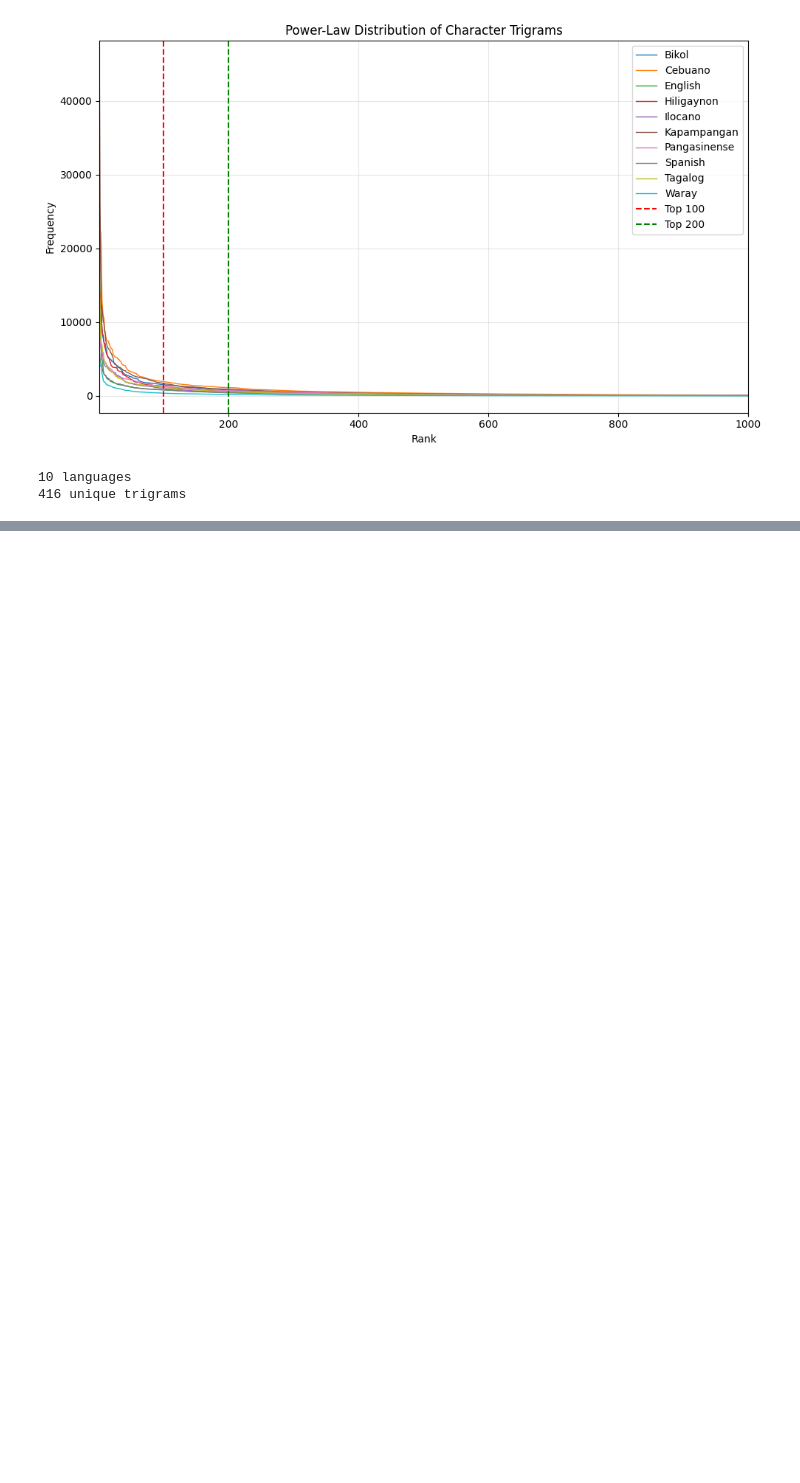
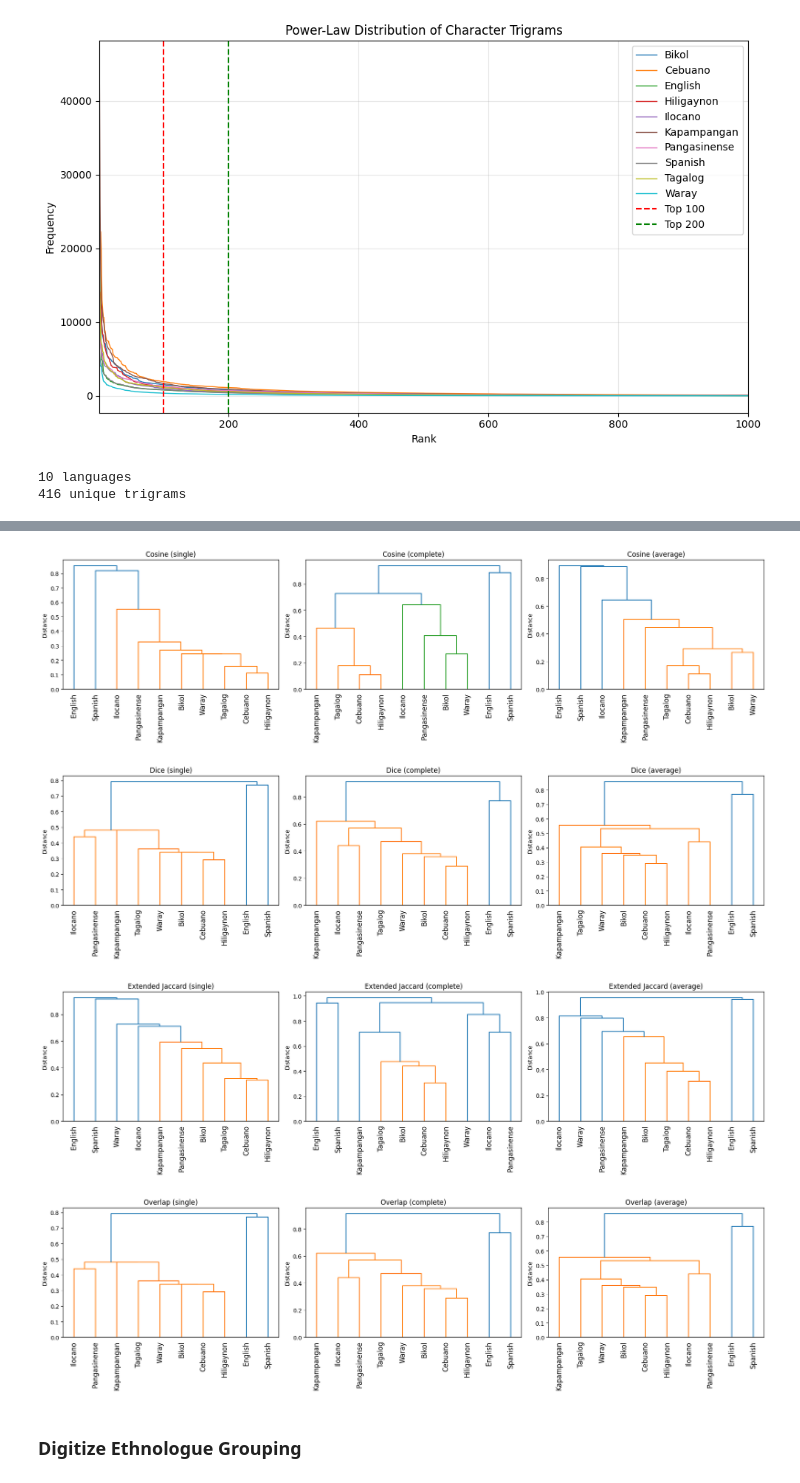
Before and after one commit to AsanroJay/ph-language-similarity, a Jupyter notebook: code/similarity.ipynb, the cells around one changed output, grey strips where cells are left out. Cells and saved outputs as stored; diff of their text form; code cells hidden in the pictures; blank space fills up the shorter version.

Commit message:
feat: establish methodology pipeline

```diff
--- a/code/similarity.ipynb
+++ b/code/similarity.ipynb
@@ -272,0 +336,5 @@ overlap_df
+# %%
+cosine_linkages = compute_linkages(cosine_df)
+dice_linkages = compute_linkages(dice_df)
+extended_jaccard_linkages = compute_linkages(jaccard_df)
+overlap_linkages = compute_linkages(overlap_df)
@@ -272,0 +356,12 @@ overlap_df
+# %%
+for method, Z in cosine_linkages.items():
+    print(f"\n=== Cosine ({method}) ===")
+    print(pd.DataFrame(
+        Z,
+        columns=[
+            "Cluster 1",
+            "Cluster 2",
+            "Distance",
+            "Cluster Size"
+        ]
+    ))
@@ -272,0 +386,31 @@ overlap_df
+# %%
+from scipy.cluster.hierarchy import dendrogram
+import matplotlib.pyplot as plt
+
+def plot_dendrogram(linkages, title):
+    fig, axes = plt.subplots(1, 3, figsize=(18, 5))
+
+    for ax, (method, Z) in zip(axes, linkages.items()):
+        dendrogram(
+            Z,
+            labels=languages,
+            leaf_rotation=90,
+            ax=ax
+        )
+        ax.set_title(f"{title} ({method})")
+        ax.set_ylabel("Distance")
+
+    plt.tight_layout()
+    plt.show()
+# %%
+plot_dendrogram(cosine_linkages, "Cosine")
+plot_dendrogram(dice_linkages, "Dice")
+plot_dendrogram(extended_jaccard_linkages, "Extended Jaccard")
+plot_dendrogram(overlap_linkages, "Overlap")
+# %% [output]
+[figure, added]
+[figure, added]
+[figure, added]
+[figure, added]
+# %% [markdown]
+### Digitize Ethnologue Grouping
```
Also changed, not shown: parts of 9 cells of this notebook.
